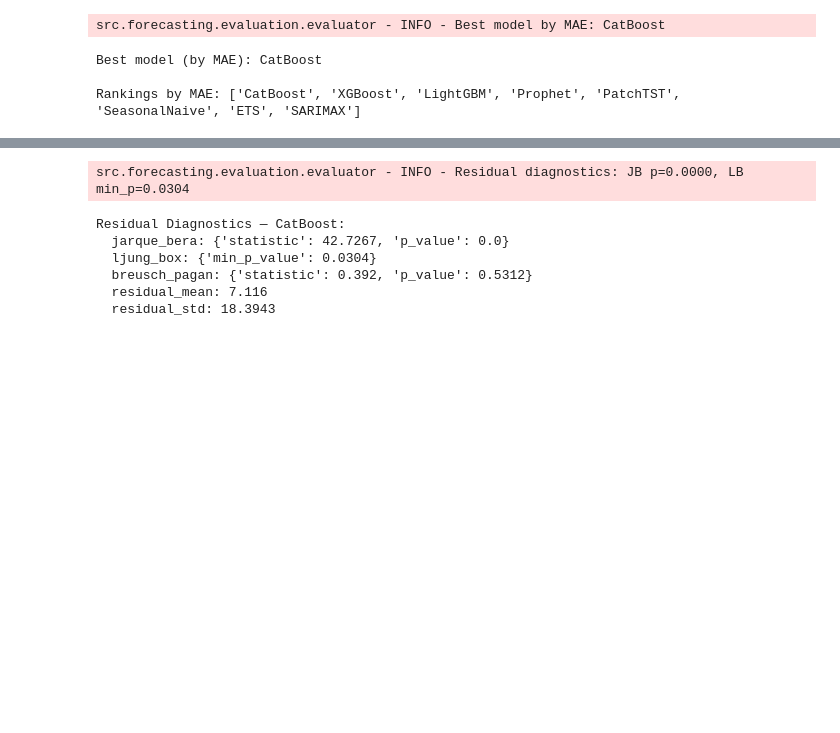
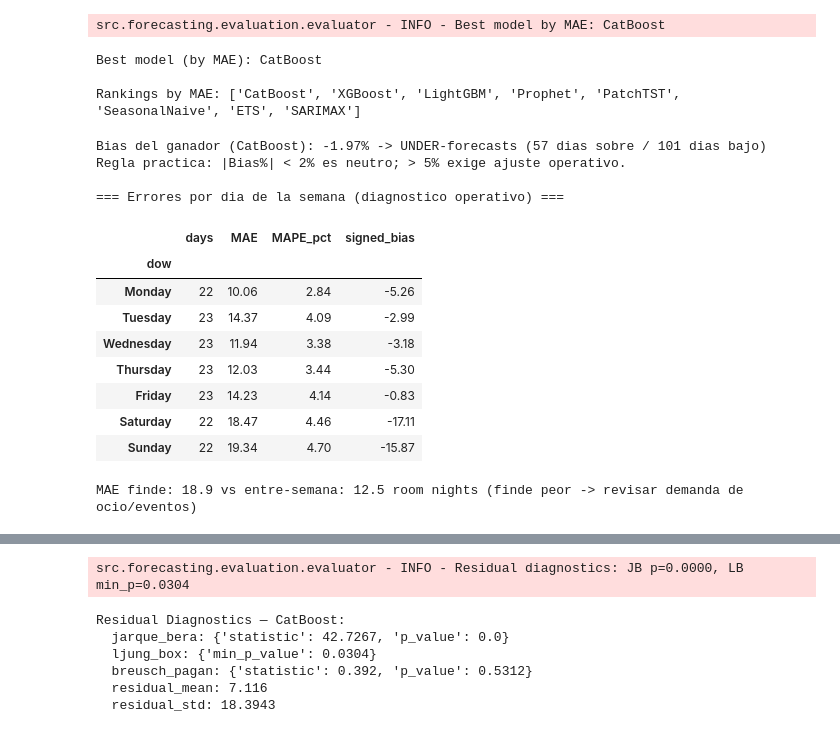
Before and after one commit to RCF-EnjoyGroup/Forescaste, a Jupyter notebook: openspec/notebooks/hotel_roomnights_forecasting.ipynb, the cells around one changed output, grey strips where cells are left out. Cells and saved outputs as stored; diff of their text form; code cells hidden in the pictures; blank space fills up the shorter version.

```diff
--- a/openspec/notebooks/hotel_roomnights_forecasting.ipynb
+++ b/openspec/notebooks/hotel_roomnights_forecasting.ipynb
@@ -749,6 +754,56 @@ src.forecasting.evaluation.evaluator - INFO - Best model by MAE: CatBoost
 Best model (by MAE): CatBoost
 
 Rankings by MAE: ['CatBoost', 'XGBoost', 'LightGBM', 'Prophet', 'PatchTST', 'SeasonalNaive', 'ETS', 'SARIMAX']
+# %%
+# --- Direction (bias) & per-day-of-week diagnostics ---
+# Lighthouse guidance: MAPE/WAPE carry magnitude but not DIRECTION. A forecast
+# can be accurate AND systematically pessimistic (lost revenue) or optimistic
+# (overstaffing, discounting). Segment breakdown localizes the weakness.
+best_name = comparison.best_model
+preds_best = all_results[best_name][1]  # self-contained
+best_row = comparison_df.loc[best_name]
+over, under = int(best_row['Over_days']), int(best_row['Under_days'])
+direction = 'OVER-forecasts' if best_row['Bias%'] > 0 else 'UNDER-forecasts'
+print(f"Bias del ganador ({best_name}): {best_row['Bias%']:+.2f}% -> {direction} "
+      f"({over} dias sobre / {under} dias bajo)")
+print("Regla practica: |Bias%| < 2% es neutro; > 5% exige ajuste operativo.")
+
+err_df = pd.DataFrame({
+    'date': test_dates, 'actual': actuals_test, 'pred': preds_best,
+})
+err_df['error'] = err_df['actual'] - err_df['pred']              # >0 = sub-pronostico
+err_df['abs_error'] = err_df['error'].abs()
+err_df['pct_error'] = err_df['abs_error'] / err_df['actual'] * 100
+err_df['dow'] = err_df['date'].dt.day_name()
+
+dow_table = err_df.groupby('dow').agg(
+    days=('error', 'size'),
+    MAE=('abs_error', 'mean'),
+    MAPE_pct=('pct_error', 'mean'),
+    signed_bias=('error', lambda e: float(-e.mean())),  # >0 = over-forecast
+).reindex(['Monday', 'Tuesday', 'Wednesday', 'Thursday', 'Friday', 'Saturday', 'Sunday'])
+
+print("\n=== Errores por dia de la semana (diagnostico operativo) ===")
+display(dow_table.round(2))
+weekend_mae = err_df[err_df['date'].dt.dayofweek >= 5]['abs_error'].mean()
+midweek_mae = err_df[err_df['date'].dt.dayofweek < 5]['abs_error'].mean()
+print(f"\nMAE finde: {weekend_mae:.1f} vs entre-semana: {midweek_mae:.1f} room nights "
+      f"({'finde peor -> revisar demanda de ocio/eventos' if weekend_mae > midweek_mae * 1.2 else 'sin brecha critica'})")
+# %% [output]
+Bias del ganador (CatBoost): -1.97% -> UNDER-forecasts (57 dias sobre / 101 dias bajo)
+Regla practica: |Bias%| < 2% es neutro; > 5% exige ajuste operativo.
+
+=== Errores por dia de la semana (diagnostico operativo) ===
+|  | days | MAE | MAPE_pct | signed_bias |
+| dow |  |  |  |  |
+| Monday | 22 | 10.06 | 2.84 | -5.26 |
+| Tuesday | 23 | 14.37 | 4.09 | -2.99 |
+| Wednesday | 23 | 11.94 | 3.38 | -3.18 |
+| Thursday | 23 | 12.03 | 3.44 | -5.30 |
+| Friday | 23 | 14.23 | 4.14 | -0.83 |
+| Saturday | 22 | 18.47 | 4.46 | -17.11 |
+| Sunday | 22 | 19.34 | 4.70 | -15.87 |
+MAE finde: 18.9 vs entre-semana: 12.5 room nights (finde peor -> revisar demanda de ocio/eventos)
 # %%
 # Diebold-Mariano: best model vs each competitor (Newey-West h=7)
 ranked = comparison.rankings.get('MAE', [])
```
Also changed, not shown: parts of 12 cells of this notebook, 10 other files.
